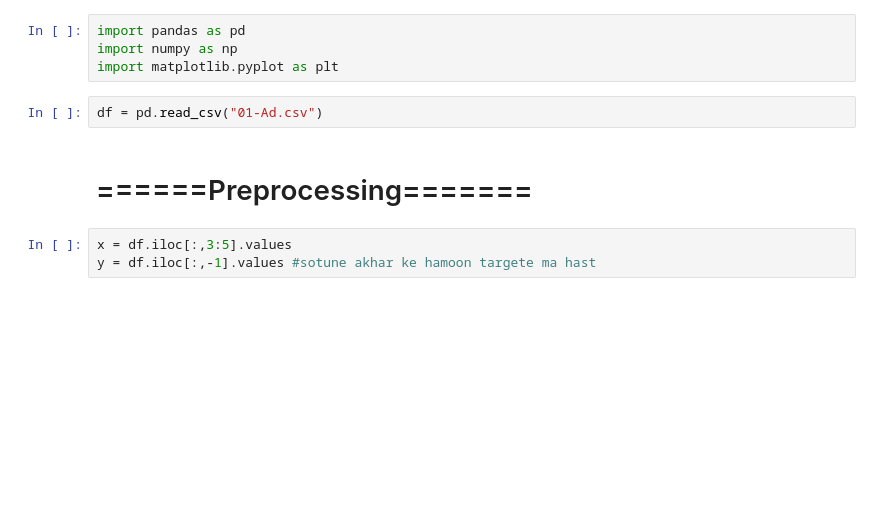
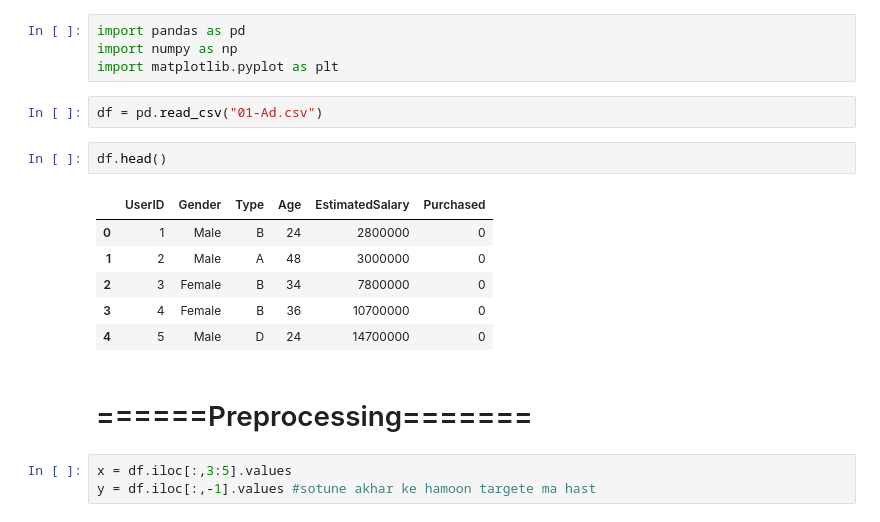
Before and after one commit to mohamadtorres/machinelearningKoolac, a Jupyter notebook: Session 4/Logistikregressin.ipynb, the cells around one changed output. Saved outputs shown, nothing was run; the diff lists cells and outputs as text; blank space fills up the shorter version.

```diff
--- a/Session 4/Logistikregressin.ipynb
+++ b/Session 4/Logistikregressin.ipynb
@@ -4,6 +4,15 @@ import numpy as np
 import matplotlib.pyplot as plt
 # %%
 df = pd.read_csv("01-Ad.csv")
+# %%
+df.head()
+# %% [output]
+|  | UserID | Gender | Type | Age | EstimatedSalary | Purchased |
+| 0 | 1 | Male | B | 24 | 2800000 | 0 |
+| 1 | 2 | Male | A | 48 | 3000000 | 0 |
+| 2 | 3 | Female | B | 34 | 7800000 | 0 |
+| 3 | 4 | Female | B | 36 | 10700000 | 0 |
+| 4 | 5 | Male | D | 24 | 14700000 | 0 |
 # %% [markdown]
 # ======Preprocessing=======
 # %%
```
